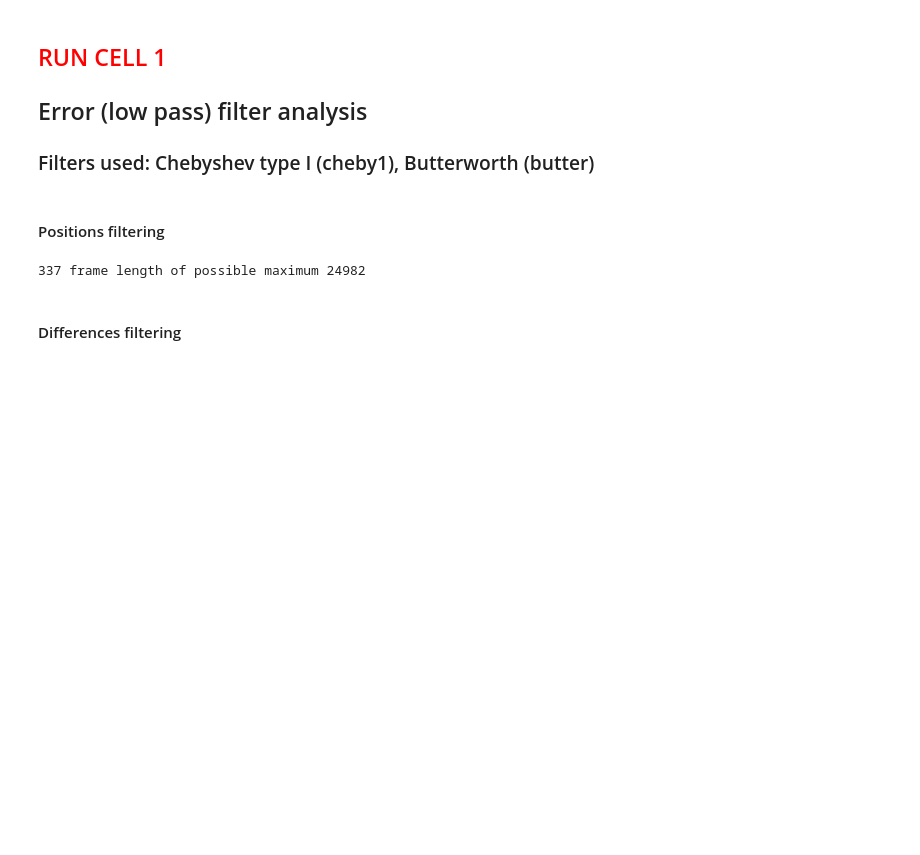
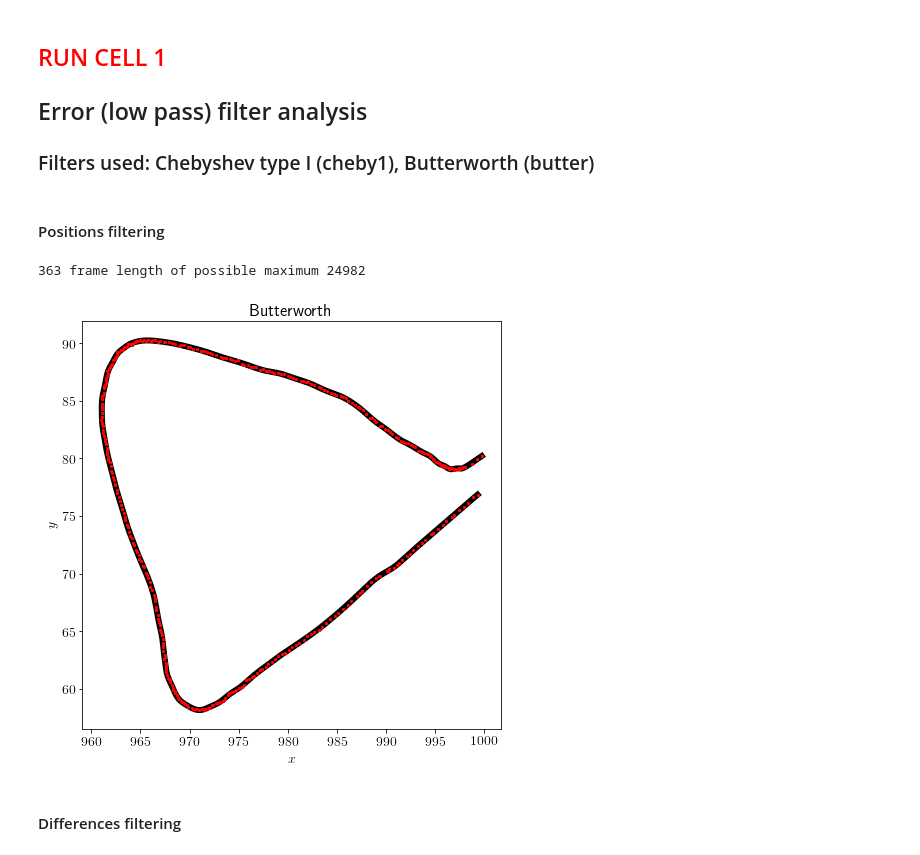
Before and after one commit to fvegar/Tracks, a Jupyter notebook: tracks_processing.ipynb, the cells around one changed output. Cells and saved outputs as stored; diff of their text form; code cells hidden in the pictures; blank space fills up the shorter version.

Commit message:
corrected Butterworth filter

```diff
--- a/tracks_processing.ipynb
+++ b/tracks_processing.ipynb
@@ -290,7 +307,7 @@ datos_250 = short_drop(250,datos)
 datos_250_orig, datos_250 = reset_track_indexes(datos_250)
 datos_250.head()
 
-vels(datos_250);
+datos_250 = vels(datos_250);
 tracks = all_tracks(datos_250, True)
 # %% [output]
 |  | 0 |
@@ -449,17 +370,19 @@ __cheby1_lowpass(step,fps, arr) :__ Applies Chebyshev type I low-pass filter to
 * Input: _step_, _fps_, _arr_; as described above
 * Output: RETURNS an array of the same size as _arr_
 # %%
-def butter_lowpass(step,fps, arr):
-    N, Wn = signal.buttord(1./(1.*fps/step),1./fps, step, fps*0.5)
+def butter_lowpass(fr,step,fps, arr):
+
+    #N, Wn = signal.buttord(1./(1.*fps/step),1./fps, 1/step, fps*0.5)
+    N, Wn = signal.buttord(fr/step, fr, 1/step, fps*0.5 ,0.5/fps)
     b, a = signal.butter(N, Wn,'low')
     y = signal.filtfilt(b, a, arr)
     return y
 
-def cheby1_lowpass(step,fps,arr):
-    N, Wn = signal.cheb1ord(1./(1.*fps/step),1./fps, step, fps*0.5)
-    b, a = signal.cheby1(N, 1./fps, Wn, 'low')
-    y = signal.filtfilt(b, a, arr)
-    return y
+#def cheby1_lowpass(step,fps,arr):
+#    N, Wn = signal.cheb1ord(1./(1.*fps/step),1./fps, step, fps*0.5)
+#    b, a = signal.cheby1(N, 1./fps, Wn, 'low')
+#    y = signal.filtfilt(b, a, arr)
+#    return y
 # %% [markdown]
 ## <font color='red'> RUN CELL 1</font>
 ## Error (low pass) filter analysis
@@ -468,39 +391,41 @@ def cheby1_lowpass(step,fps,arr):
 # %% [markdown]
 #### Positions filtering
 # %%
-it=100
-step = 20
+it=60
+step = 4
 
-xb = butter_lowpass(step,info.fps[0],tracks[it].x)
-yb = butter_lowpass(step,info.fps[0],tracks[it].y)
+xb = butter_lowpass(0.8,step,info.fps[0],tracks[it].x)
+yb = butter_lowpass(0.8,step,info.fps[0],tracks[it].y)
 
 
-xc = cheby1_lowpass(step,info.fps[0],tracks[it].x)
-yc = cheby1_lowpass(step,info.fps[0],tracks[it].y)
+#xc = cheby1_lowpass(step,info.fps[0],tracks[it].x)
+#yc = cheby1_lowpass(step,info.fps[0],tracks[it].y)
+#
+fig= plt.figure(figsize=(7.5,7.5))
 
-fig= plt.figure(figsize=(16,7.5))
+#ax=plt.subplot(121)
 
-ax=plt.subplot(121)
 
 px_size = 72./fig.dpi
 plt.title('Butterworth')
 plt.xlabel(r'$x$')
 plt.ylabel(r'$y$')
 plt.plot(xb,yb, linewidth=6,c='k')
 plt.plot(tracks[it].x,tracks[it].y,'s', c='r',markersize=2*px_size)
 #print(tr_lengths[it])
 
-ax=plt.subplot(122)
-px_size = 72./fig.dpi
-plt.title('Chebyshev type I')
-plt.xlabel(r'$x$')
-plt.ylabel(r'$y$')
-plt.plot(xc,yc, linewidth=6,c='k')
-plt.plot(tracks[it].x,tracks[it].y,'s', c='r',markersize=2*px_size)
-
+#ax=plt.subplot(122)
+#px_size = 72./fig.dpi
+#plt.title('Chebyshev type I')
+#plt.xlabel(r'$x$')
+#plt.ylabel(r'$y$')
+#plt.plot(xc,yc, linewidth=6,c='k')
+#plt.plot(tracks[it].x,tracks[it].y,'s', c='r',markersize=2*px_size)
+#
 print(tr_lengths[it],'frame length of possible maximum', Nframes)
 # %% [output]
-337 frame length of possible maximum 24982
+363 frame length of possible maximum 24982
+[figure, added]
 # %% [markdown]
 #### Differences filtering
 # %%
```
Also changed, not shown: parts of 21 cells of this notebook.
